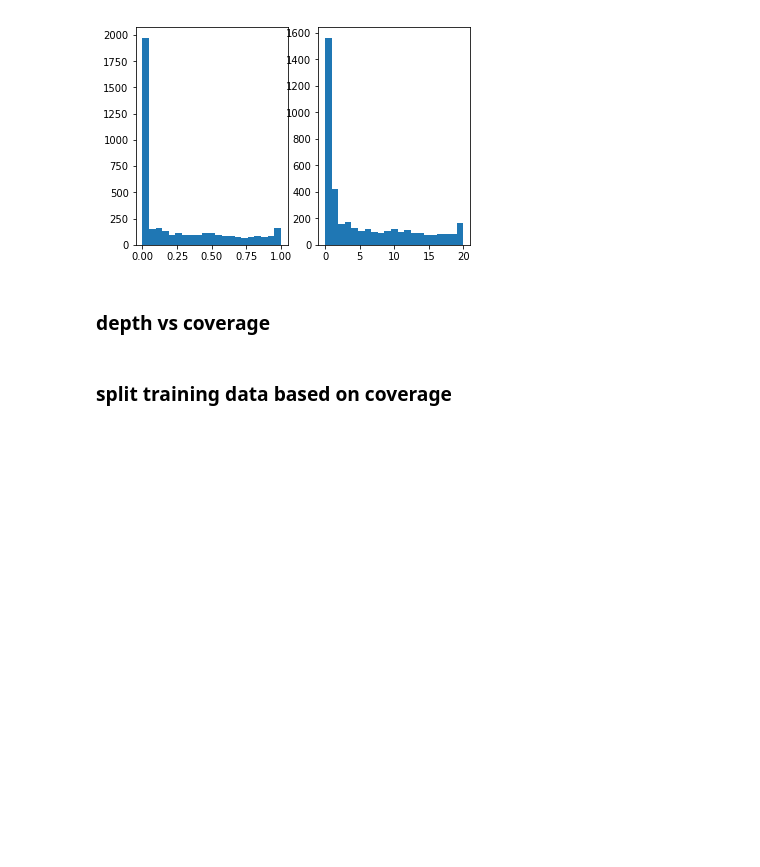
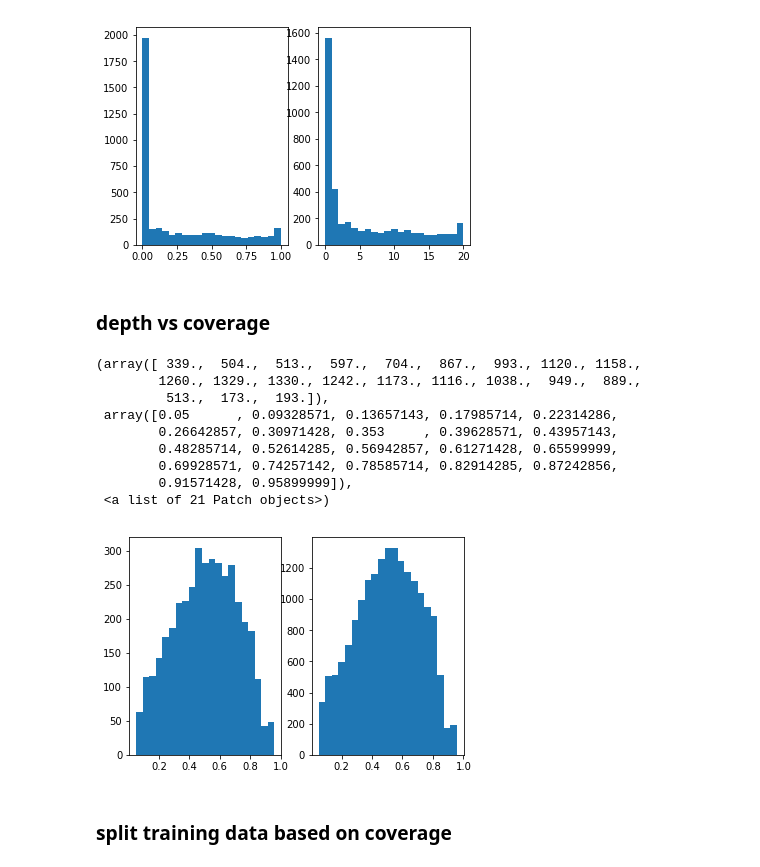
Before and after one commit to retrofocus/kaggle_salt, a Jupyter notebook: unet_starter.ipynb, the cells around one changed output. Saved outputs shown, nothing was run; the diff lists cells and outputs as text; code cells hidden in the pictures; blank space fills up the shorter version.

```diff
--- a/unet_starter.ipynb
+++ b/unet_starter.ipynb
@@ -138,6 +139,22 @@ plt.hist(train_df.coverage_class, bins=n_coverage_class)
 [figure]
 # %% [markdown]
 ### depth vs coverage
+# %%
+plt.subplot(1, 2, 1)
+plt.hist(train_df.z, bins=21)
+plt.subplot(1, 2, 2)
+plt.hist(test_df.z, bins=21)
+# %% [output]
+(array([ 339.,  504.,  513.,  597.,  704.,  867.,  993., 1120., 1158.,
+        1260., 1329., 1330., 1242., 1173., 1116., 1038.,  949.,  889.,
+         513.,  173.,  193.]),
+ array([0.05      , 0.09328571, 0.13657143, 0.17985714, 0.22314286,
+        0.26642857, 0.30971428, 0.353     , 0.39628571, 0.43957143,
+        0.48285714, 0.52614285, 0.56942857, 0.61271428, 0.65599999,
+        0.69928571, 0.74257142, 0.78585714, 0.82914285, 0.87242856,
+        0.91571428, 0.95899999]),
+ <a list of 21 Patch objects>)
+[figure, added]
 # %% [markdown]
 ### split training data based on coverage
 # %%
```
Also changed, not shown: parts of 11 cells of this notebook, 2 other files.
